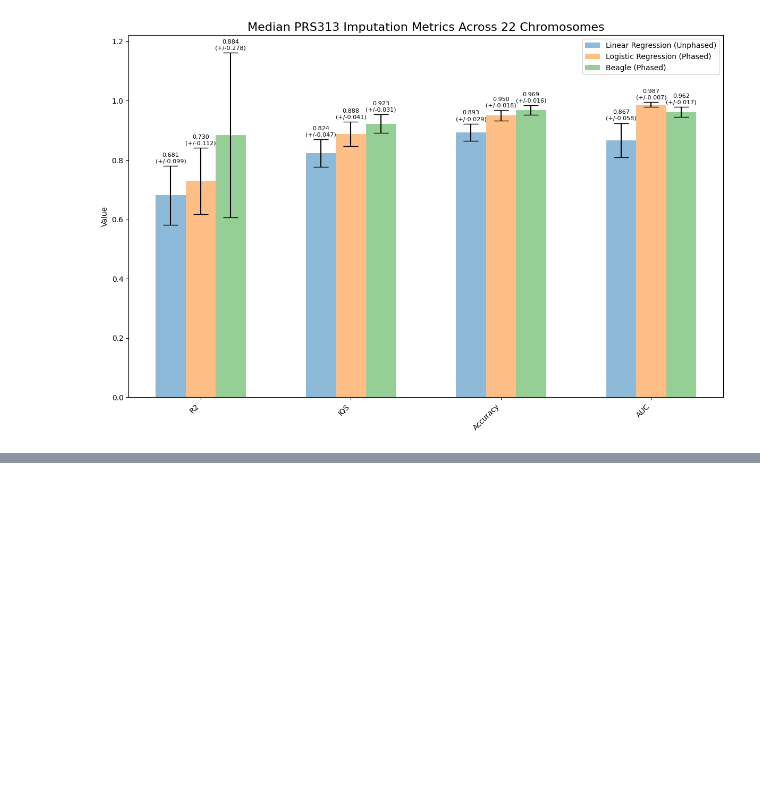
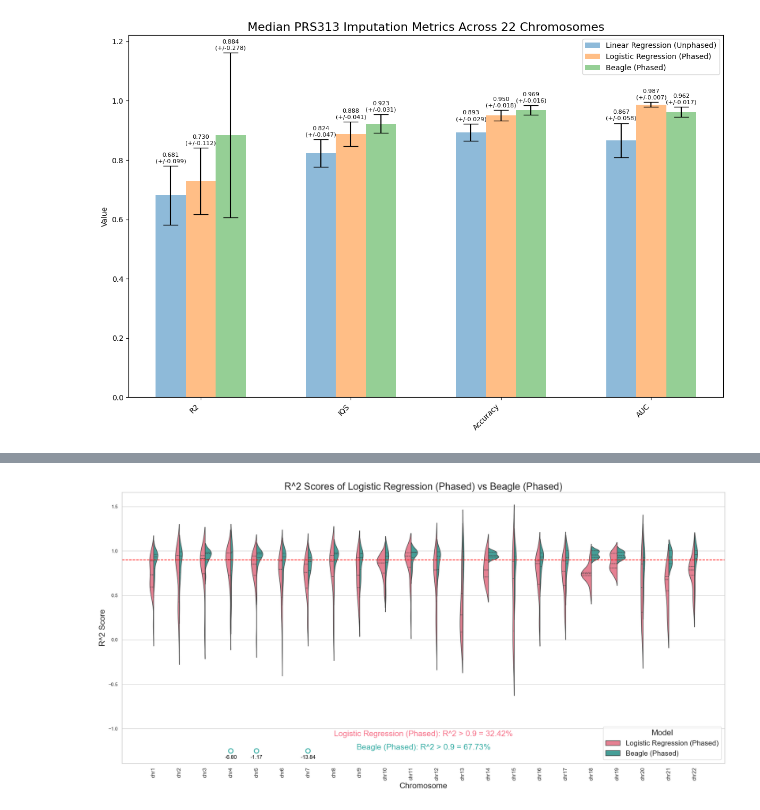
Before and after one commit to aaronge-2020/FastImpute, a Jupyter notebook: scripts/Python/visualizing/visualize_results.ipynb, the cells around one changed output, grey strips where cells are left out. Saved outputs shown, nothing was run; the diff lists cells and outputs as text; code cells hidden in the pictures; blank space fills up the shorter version.

```diff
--- a/scripts/Python/visualizing/visualize_results.ipynb
+++ b/scripts/Python/visualizing/visualize_results.ipynb
@@ -722,0 +189,12 @@ Total number of data points:  313
+# %%
+# Define the base directory paths and model names
+models = [
+    ("../../../Data/model_results/logistic_regression/csv_files", "Logistic Regression (Phased)"),
+    ("../../../Data/model_results_unphased_all_PRS/beagle/csv_files", "Beagle (Phased)")
+    # Add more tuples for additional models as needed
+]
+
+# Create the comparison plot with violin plots
+plot_comparison_violin(models)
+# %% [output]
+[figure, added]
```
Also changed, not shown: parts of 13 cells of this notebook, 14 other files.
